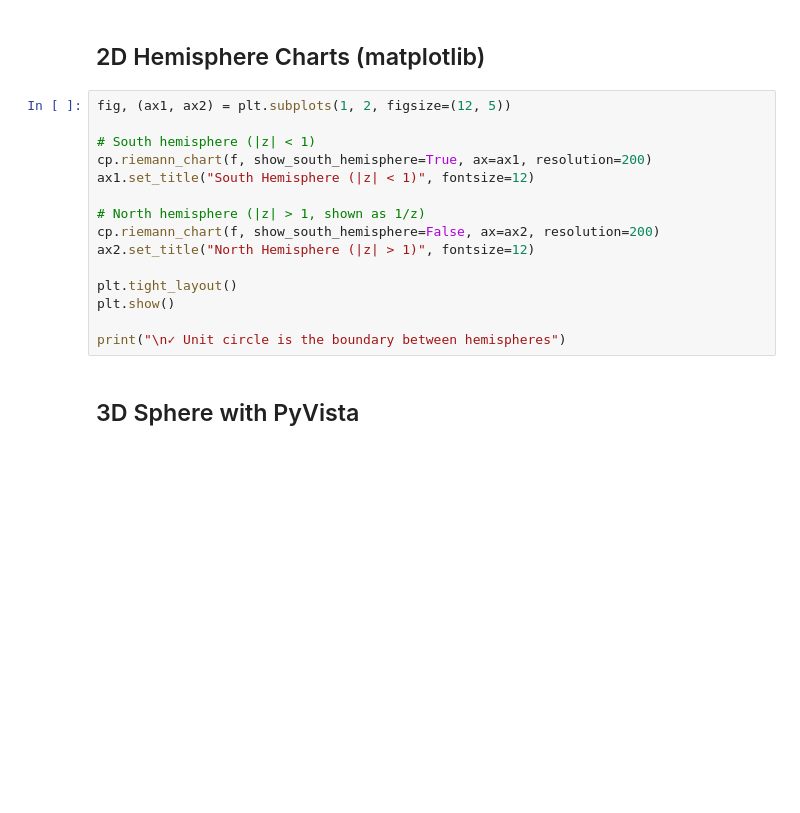
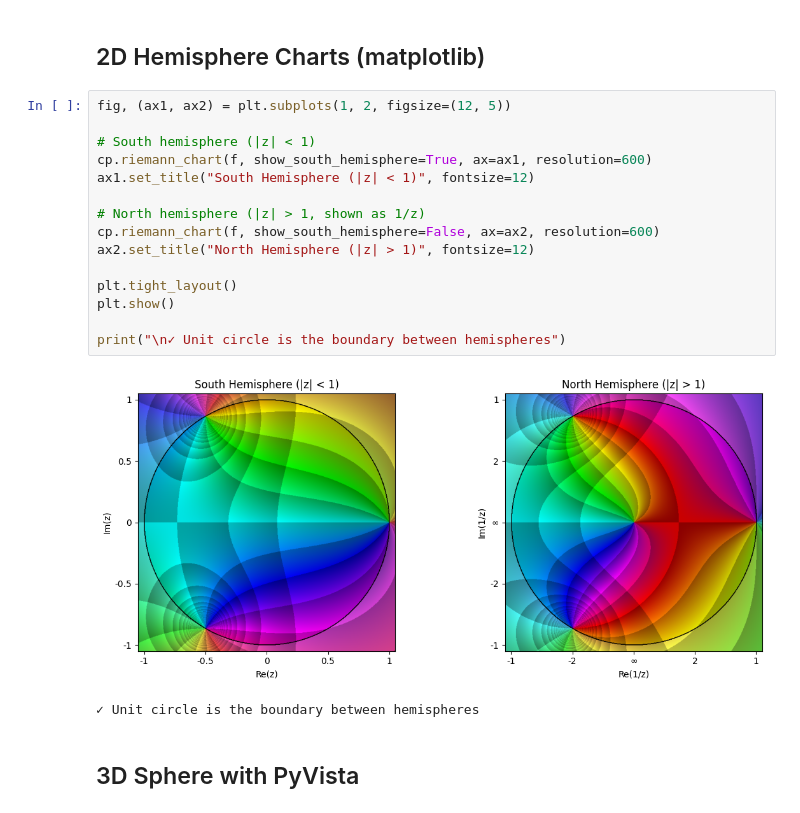
Before and after one commit to kuvychko/complexplorer, a Jupyter notebook: examples/notebooks/06_riemann_sphere.ipynb, the cells around one changed output. Saved outputs shown, nothing was run; the diff lists cells and outputs as text; blank space fills up the shorter version.

```diff
--- a/examples/notebooks/06_riemann_sphere.ipynb
+++ b/examples/notebooks/06_riemann_sphere.ipynb
@@ -31,18 +31,21 @@ cmap = cp.Phase(phase_sectors=6, auto_scale_r=True)
 # %%
 fig, (ax1, ax2) = plt.subplots(1, 2, figsize=(12, 5))
 
 # South hemisphere (|z| < 1)
-cp.riemann_chart(f, show_south_hemisphere=True, ax=ax1, resolution=200)
+cp.riemann_chart(f, show_south_hemisphere=True, ax=ax1, resolution=600)
 ax1.set_title("South Hemisphere (|z| < 1)", fontsize=12)
 
 # North hemisphere (|z| > 1, shown as 1/z)
-cp.riemann_chart(f, show_south_hemisphere=False, ax=ax2, resolution=200)
+cp.riemann_chart(f, show_south_hemisphere=False, ax=ax2, resolution=600)
 ax2.set_title("North Hemisphere (|z| > 1)", fontsize=12)
 
 plt.tight_layout()
 plt.show()
 
 print("\n✓ Unit circle is the boundary between hemispheres")
+# %% [output]
+[figure, added]
+✓ Unit circle is the boundary between hemispheres
 # %% [markdown]
 ## 3D Sphere with PyVista
 # %%
```
Also changed, not shown: parts of 2 cells of this notebook, 3 other files.
